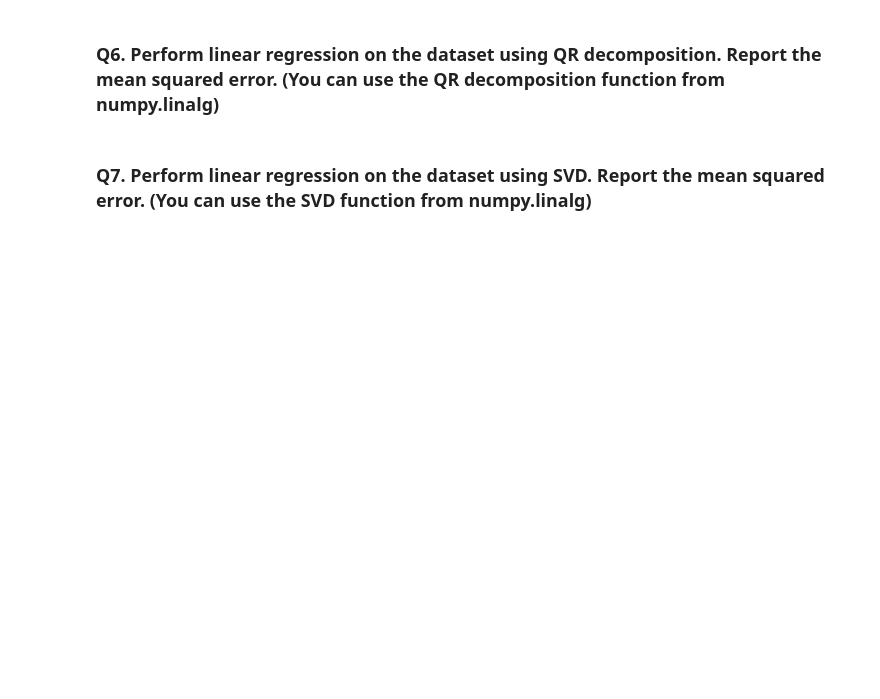
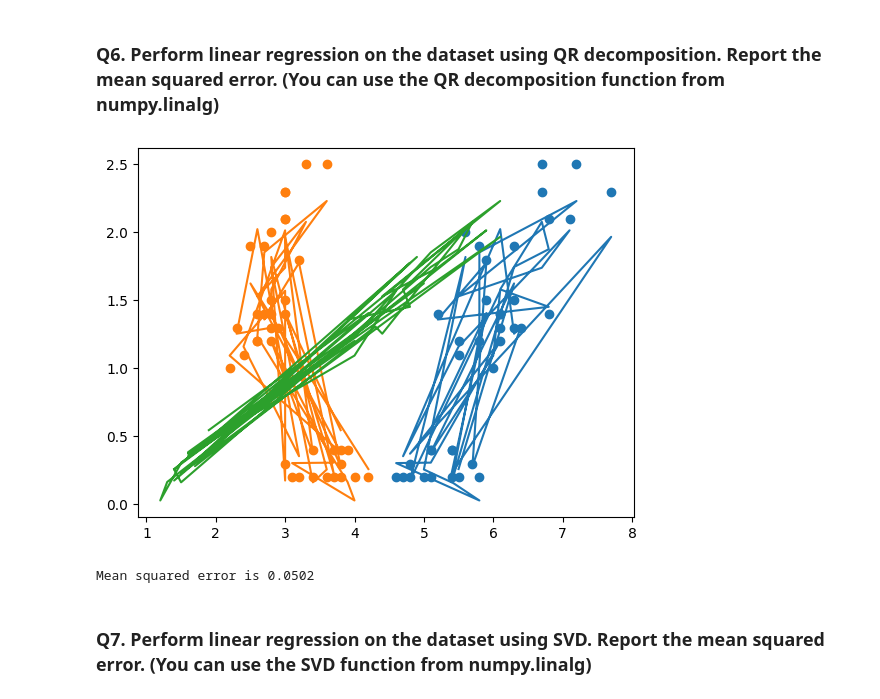
Before and after one commit to PraneethJain/Linear-Algebra, a Jupyter notebook: 2022101093_Q1.ipynb, the cells around one changed output. Saved outputs shown, nothing was run; the diff lists cells and outputs as text; code cells hidden in the pictures; blank space fills up the shorter version.

```diff
--- a/2022101093_Q1.ipynb
+++ b/2022101093_Q1.ipynb
@@ -152,4 +154,12 @@ Mean squared error is 0.0369
 # %% [markdown]
 ### Q6. Perform linear regression on the dataset using QR decomposition. Report the mean squared error. (You can use the QR decomposition function from numpy.linalg)
+# %%
+Q, R = np.linalg.qr(X_train)
+betas = np.linalg.inv(R).dot(Q.T).dot(y_train)
+
+predict(betas)
+# %% [output]
+[figure, added]
+Mean squared error is 0.0502
 # %% [markdown]
 ### Q7. Perform linear regression on the dataset using SVD. Report the mean squared error. (You can use the SVD function from numpy.linalg)
```
Also changed, not shown: parts of 6 cells of this notebook.
